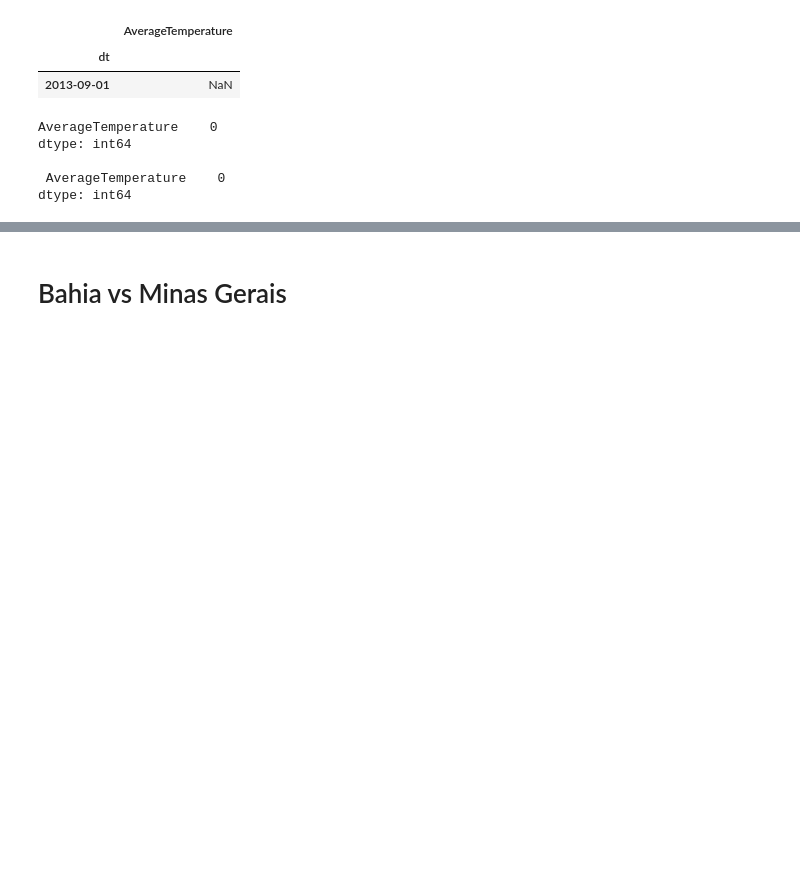
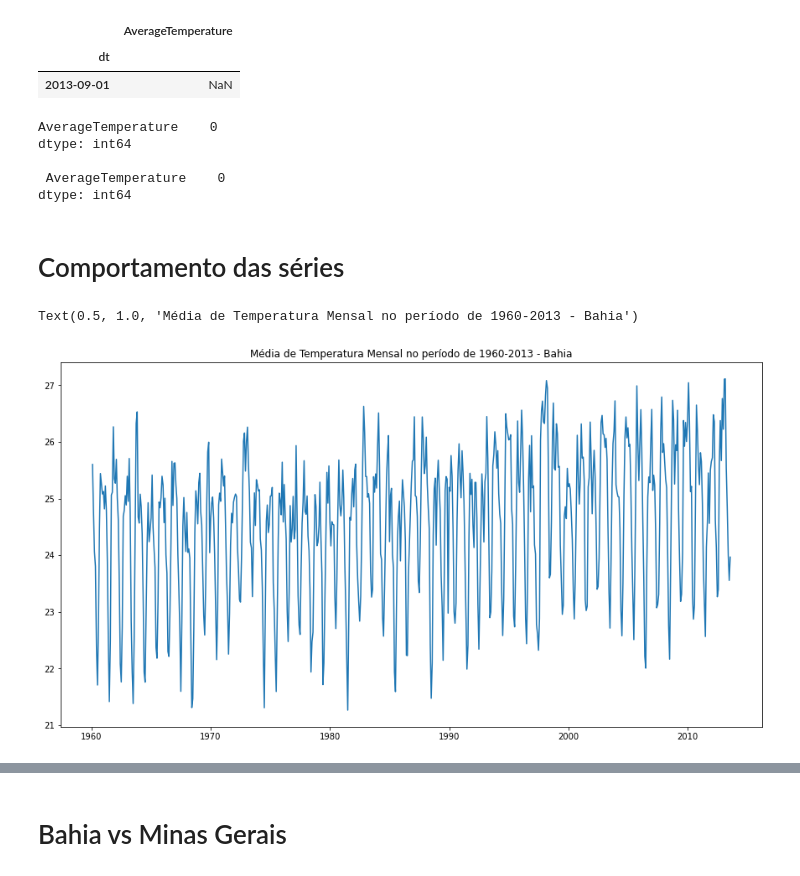
Before and after one commit to Raisler/DataScience_Portfolio, a Jupyter notebook: TemperatureAnalisys/Temperatures_BH_MG.ipynb, the cells around one changed output, grey strips where cells are left out. Saved outputs shown, nothing was run; the diff lists cells and outputs as text; code cells hidden in the pictures; blank space fills up the shorter version.

```diff
--- a/TemperatureAnalisys/Temperatures_BH_MG.ipynb
+++ b/TemperatureAnalisys/Temperatures_BH_MG.ipynb
@@ -329,3 +302,12 @@ dtype: int64
 
  AverageTemperature    0
 dtype: int64
+# %% [markdown]
+# Comportamento das séries
+# %%
+plt.figure(figsize=[15, 8])
+plt.plot(Bahia.index, Bahia.AverageTemperature)
+plt.title('Média de Temperatura Mensal no período de 1960-2013 - Bahia')
+# %% [output]
+Text(0.5, 1.0, 'Média de Temperatura Mensal no período de 1960-2013 - Bahia')
+[figure, added]
```
Also changed, not shown: parts of 17 cells of this notebook.
